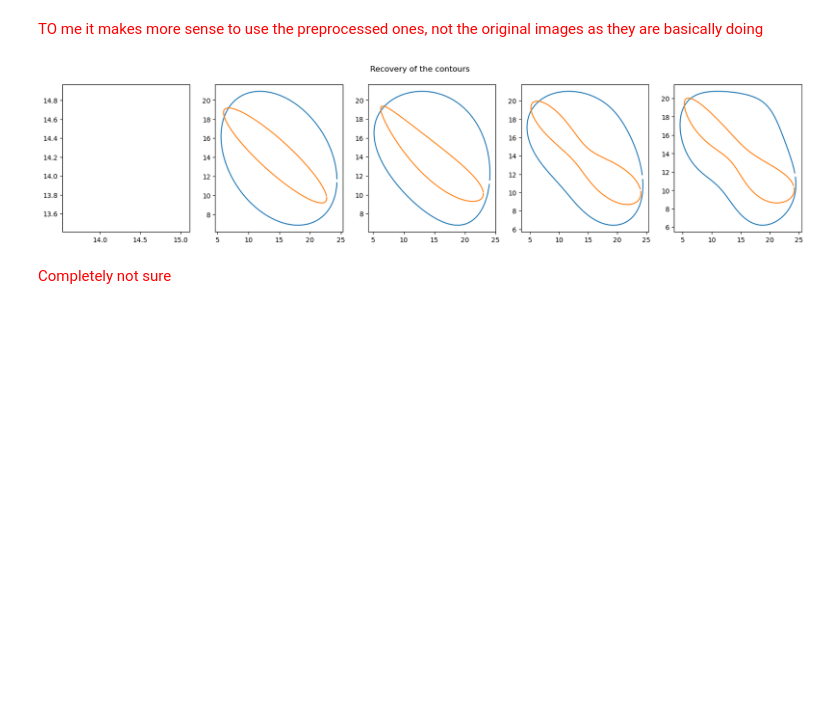
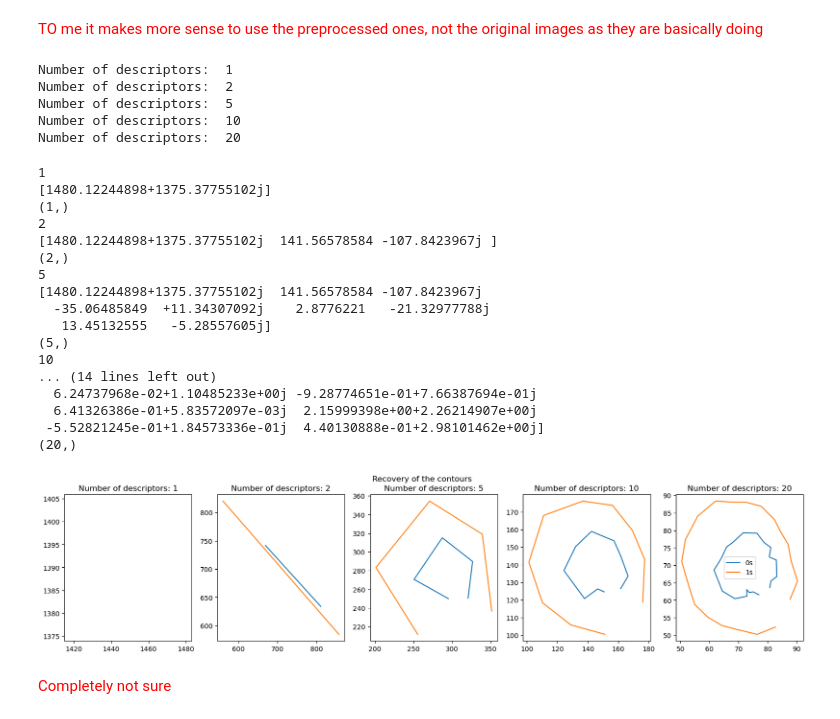
Before and after one commit to lindadelacombaz/iapr-2023, a Jupyter notebook: lab_02_object_description.ipynb, the cells around one changed output. Drawn from its saved outputs; the diff is of its cells as text; code cells hidden in the pictures; blank space fills up the shorter version.

```diff
--- a/lab_02_object_description.ipynb
+++ b/lab_02_object_description.ipynb
@@ -229,7 +234,7 @@ Discussion on why do we need interpolation and why only outer contour
 from skimage.measure import find_contours
 
 def get_contour(image):
-    return find_contours(image)[0]
+    return find_contours(image)
 # %%
 from scipy.interpolate import interp1d
 
@@ -327,8 +377,8 @@ TODO
 descr_set_sizes = [1, 2, 5, 10, 20]
 
 # Define images for which you will show the recovery. You can also change the indexes.
-zero = zeros_im[0]
-one = ones_im[0]
+zero = zeros[0]
+one = ones[0]
 # %% [markdown]
 <font color='red'> TO me it makes more sense to use the preprocessed ones, not the original images as they are basically doing
 # %%
@@ -341,7 +391,7 @@ def reconstruct_img(descriptors, N):
     Inputs:
     -------
     descriptors: np.array.
-    N: integer length of the longest contour of all digits.
+    N: number of descriptors to keep.
 
     Outputs:
     --------
@@ -358,9 +408,9 @@ def reconstruct_img(descriptors, N):
 
     new_descr = descriptors.copy()
     if N !=0:
-        new_descr[N+1:-N] = 0
+        new_descr[N+1:-N] = 0 # keep only the N first and N last coefficients
     else:
-        new_descr[1:] = 0
+        new_descr[1:] = 0 # keep only the first coefficient
 
     complex_reconstr = ifft(new_descr)
     reconstr = np.array([[c.real, c.imag] for c in complex_reconstr])
@@ -372,25 +457,58 @@ one = ones[0]
+# %%
+for i in range(0,5):
+    print("Number of descriptors: ", descr_set_sizes[i])
+# %% [output]
+Number of descriptors:  1
+Number of descriptors:  2
+Number of descriptors:  5
+Number of descriptors:  10
+Number of descriptors:  20
 # %%
-# On each of the 5 plots you will show the recovery for a "0" and a "1" (used the same axis for both a "0" and a "1").
+# On each of the 5 plots you will show the recovery for a "0" and a "1" (use the same axis for both a "0" and a "1").
 fig, axes = plt.subplots(1, 5, figsize=(20, 4))
 
 # Plot recovery for a zero image
 for i in range(0,  5):
-    contour = get_contour(zero)
-    descriptors = get_descriptors(contour, L_max)
-    reconstructed_img = reconstruct_img(descriptors, i)
-    axes[i].plot(reconstructed_img[:,0], reconstructed_img[:,1])
+    descriptor_size = descr_set_sizes[i]
+    print(descriptor_size)
+    contour = get_contour(zero)[0]
+    descriptors = get_descriptors(contour, L_max)[0:descriptor_size]
+    print(descriptors)
+    print(descriptors.shape)
+    reconstructed_img = reconstruct_img(descriptors, descriptor_size)
+    axes[i].plot(reconstructed_img[:,0], reconstructed_img[:,1], label = "0s")
+    axes[i].title.set_text("Number of descriptors: "+ str(descriptor_size))
 
 # Plot recovery for a one image
 for i in range(0,  5):
-    contour = get_contour(one)
-    descriptors = get_descriptors(contour, L_max)
-    reconstructed_img = reconstruct_img(descriptors, i)
-    axes[i].plot(reconstructed_img[:,0], reconstructed_img[:,1])
+    descriptor_size = descr_set_sizes[i]
+    contour = get_contour(one)[0]
+    descriptors = get_descriptors(contour, L_max)[0:descriptor_size]
+    reconstructed_img = reconstruct_img(descriptors, descriptor_size)
+    axes[i].plot(reconstructed_img[:,0], reconstructed_img[:,1], label = "1s")
 
 fig.suptitle("Recovery of the contours")
+plt.legend(loc='best')
 plt.show()
 # %% [output]
+1
+[1480.12244898+1375.37755102j]
+(1,)
+2
+[1480.12244898+1375.37755102j  141.56578584 -107.8423967j ]
+(2,)
+5
+[1480.12244898+1375.37755102j  141.56578584 -107.8423967j
+  -35.06485849  +11.34307092j    2.8776221   -21.32977788j
+   13.45132555   -5.28557605j]
+(5,)
+10
+... (14 lines left out)
+  6.24737968e-02+1.10485233e+00j -9.28774651e-01+7.66387694e-01j
+  6.41326386e-01+5.83572097e-03j  2.15999398e+00+2.26214907e+00j
+ -5.52821245e-01+1.84573336e-01j  4.40130888e-01+2.98101462e+00j]
+(20,)
-[figure, old version]
+[figure, new version]
 # %% [markdown]
 <font color='red'> Completely not sure
 # %% [markdown]
```
Also changed, not shown: parts of 14 cells of this notebook.
